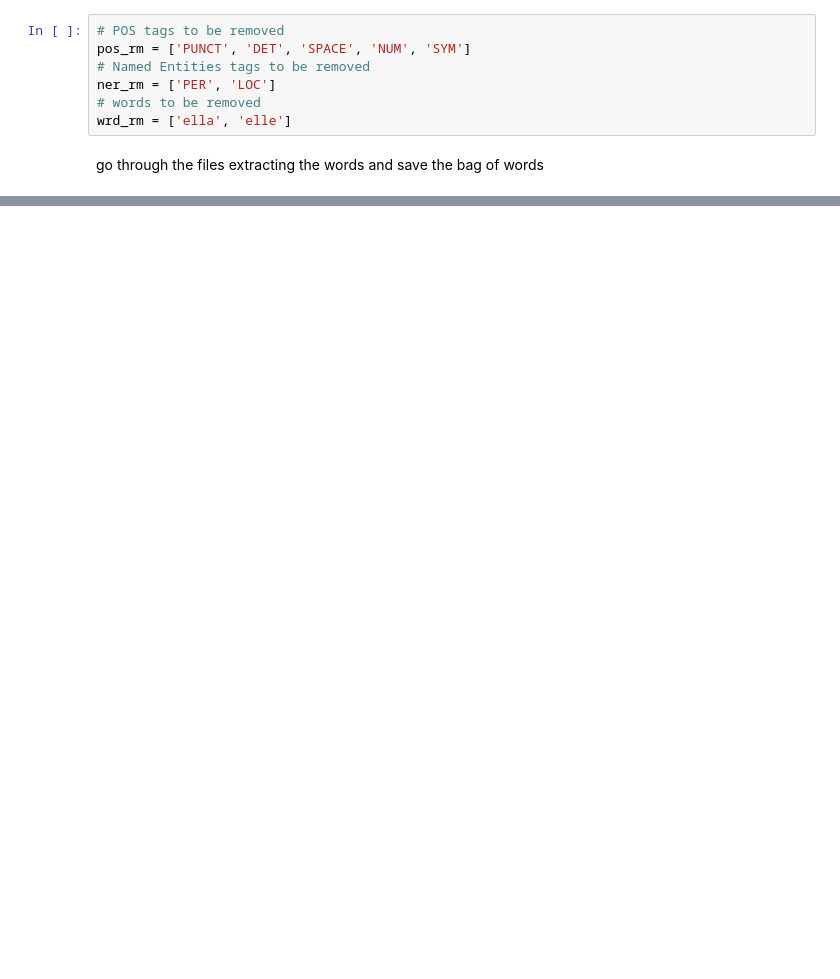
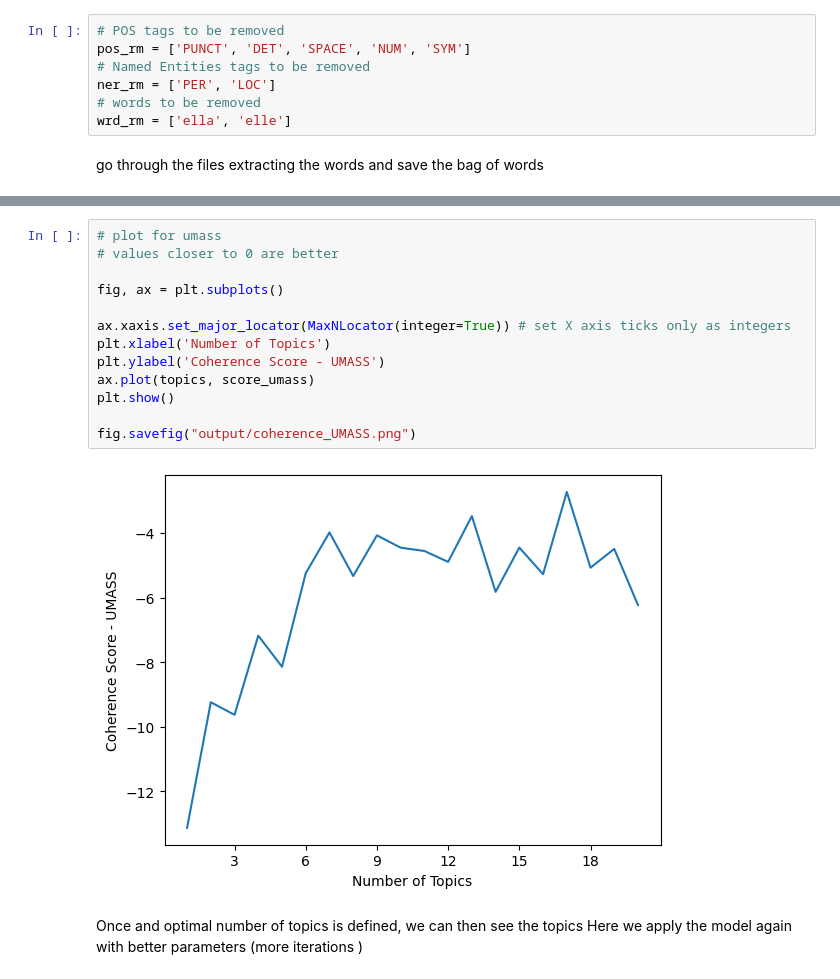
Before and after one commit to andressarg/tm, a Jupyter notebook: tm_paper.ipynb, the cells around one changed output, grey strips where cells are left out. Drawn from its saved outputs; the diff is of its cells as text; blank space fills up the shorter version.

```diff
--- a/tm_paper.ipynb
+++ b/tm_paper.ipynb
@@ -386,0 +617,18 @@ bow.to_csv('output/bow_with2gram.tsv', sep='\t', encoding='utf-8')
+# %%
+# plot for umass
+# values closer to 0 are better
+
+fig, ax = plt.subplots()
+
+ax.xaxis.set_major_locator(MaxNLocator(integer=True)) # set X axis ticks only as integers
+plt.xlabel('Number of Topics')
+plt.ylabel('Coherence Score - UMASS')
+ax.plot(topics, score_umass)
+plt.show()
+
+fig.savefig("output/coherence_UMASS.png")
+# %% [output]
+[figure, added]
+# %% [markdown]
+Once and optimal number of topics is defined, we can then see the topics
+Here we apply the model again with better parameters (more iterations )
```
Also changed, not shown: parts of 32 cells of this notebook, 18 other files.
